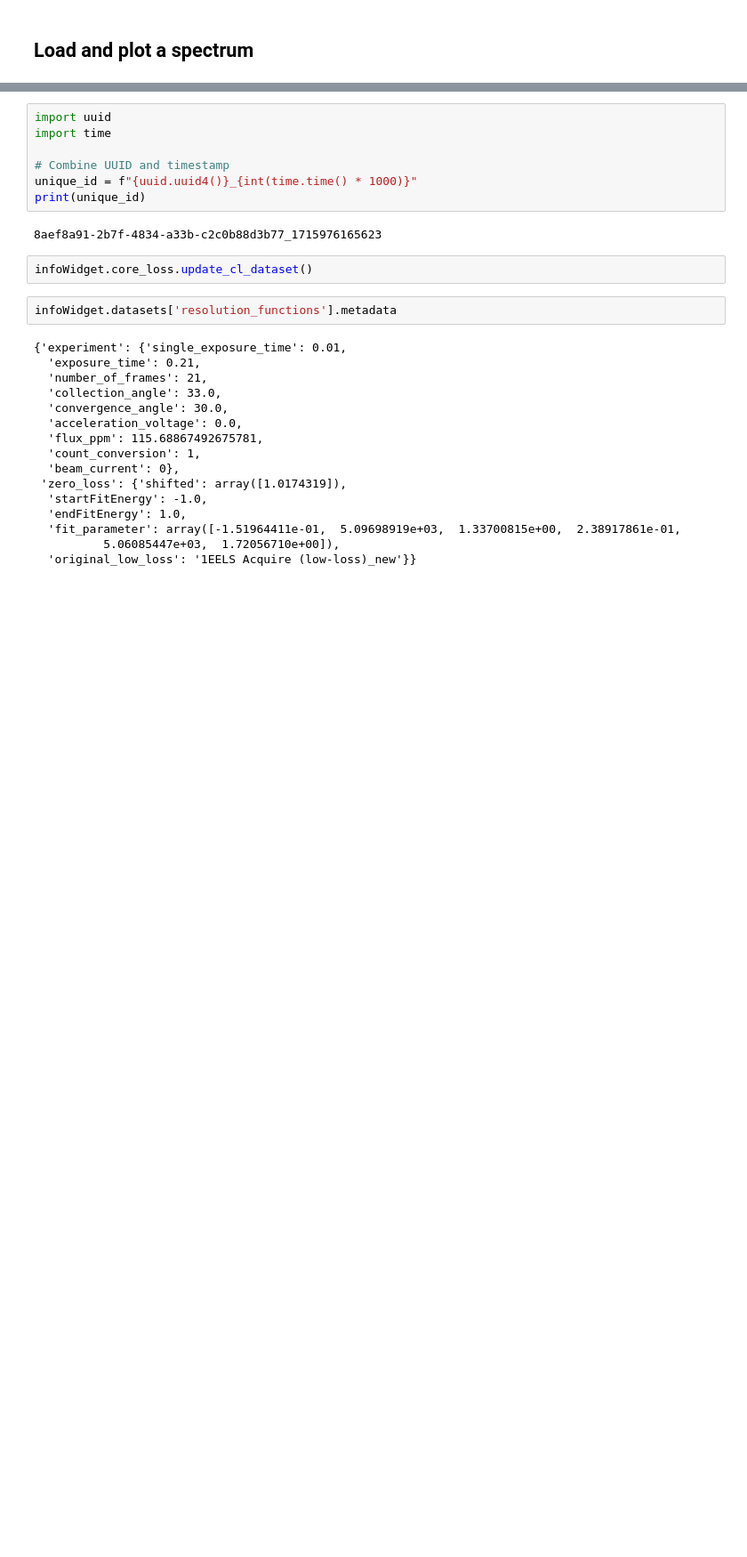
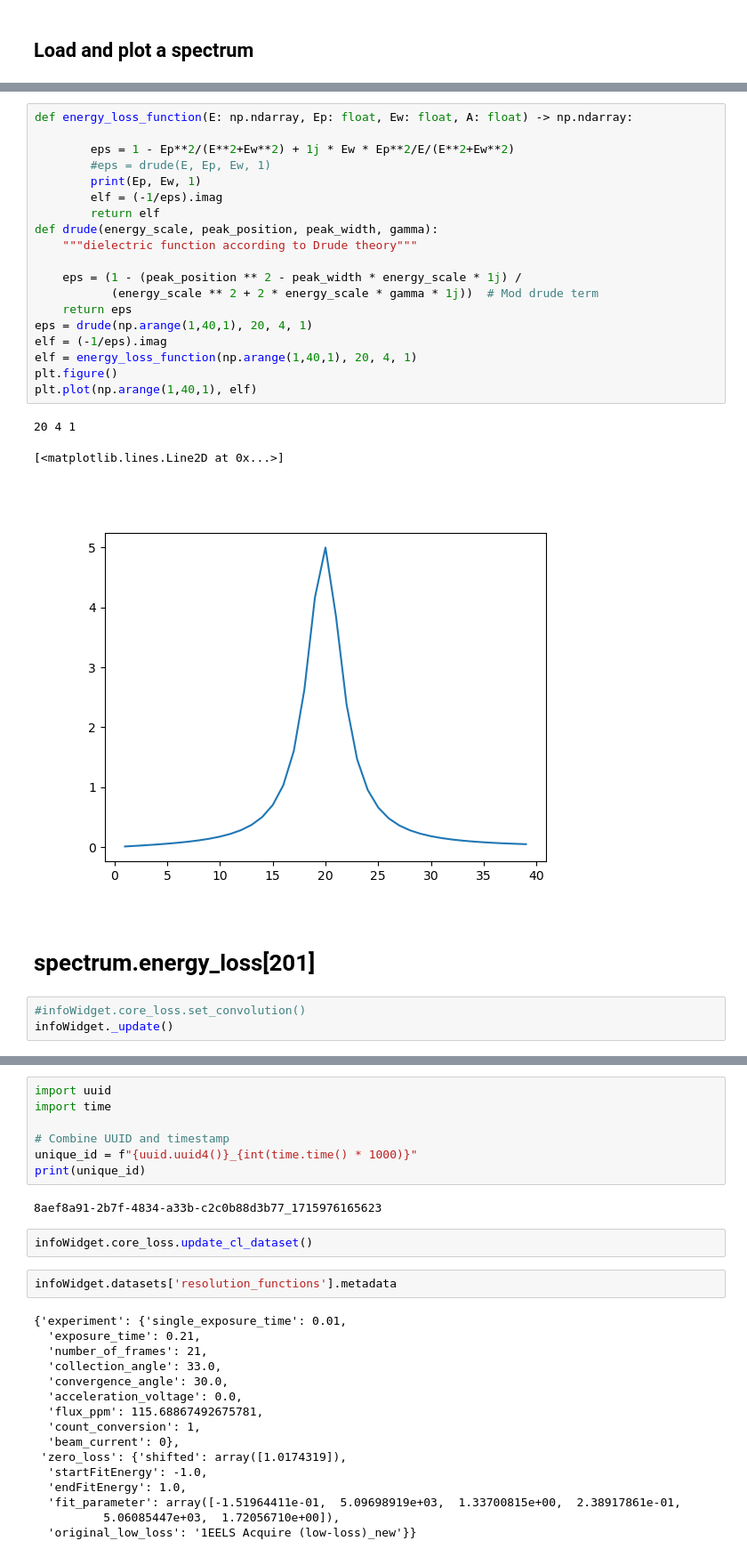
Before and after one commit to pycroscopy/pyTEMlib, a Jupyter notebook: notebooks/Spectroscopy/Analyse_Low_Loss.ipynb, the cells around one changed output, grey strips where cells are left out. Shown at 89% size. Saved outputs shown, nothing was run; the diff lists cells and outputs as text; blank space fills up the shorter version.

```diff
--- a/notebooks/Spectroscopy/Analyse_Low_Loss.ipynb
+++ b/notebooks/Spectroscopy/Analyse_Low_Loss.ipynb
@@ -120,0 +139,28 @@ AppLayout(children=(Tab(children=(GridspecLayout(children=(Dropdown(description=
+# %%
+def energy_loss_function(E: np.ndarray, Ep: float, Ew: float, A: float) -> np.ndarray:
+
+        eps = 1 - Ep**2/(E**2+Ew**2) + 1j * Ew * Ep**2/E/(E**2+Ew**2)
+        #eps = drude(E, Ep, Ew, 1)
+        print(Ep, Ew, 1)
+        elf = (-1/eps).imag
+        return elf
+def drude(energy_scale, peak_position, peak_width, gamma):
+    """dielectric function according to Drude theory"""
+
+    eps = (1 - (peak_position ** 2 - peak_width * energy_scale * 1j) /
+           (energy_scale ** 2 + 2 * energy_scale * gamma * 1j))  # Mod drude term
+    return eps
+eps = drude(np.arange(1,40,1), 20, 4, 1)
+elf = (-1/eps).imag
+elf = energy_loss_function(np.arange(1,40,1), 20, 4, 1)
+plt.figure()
+plt.plot(np.arange(1,40,1), elf)
+# %% [output]
+20 4 1
+[<matplotlib.lines.Line2D at 0x...>]
+[figure, added]
+# %% [markdown]
+# spectrum.energy_loss[201]
+# %%
+#infoWidget.core_loss.set_convolution()
+infoWidget._update()
```
Also changed, not shown: parts of 49 cells of this notebook, 12 other files.
